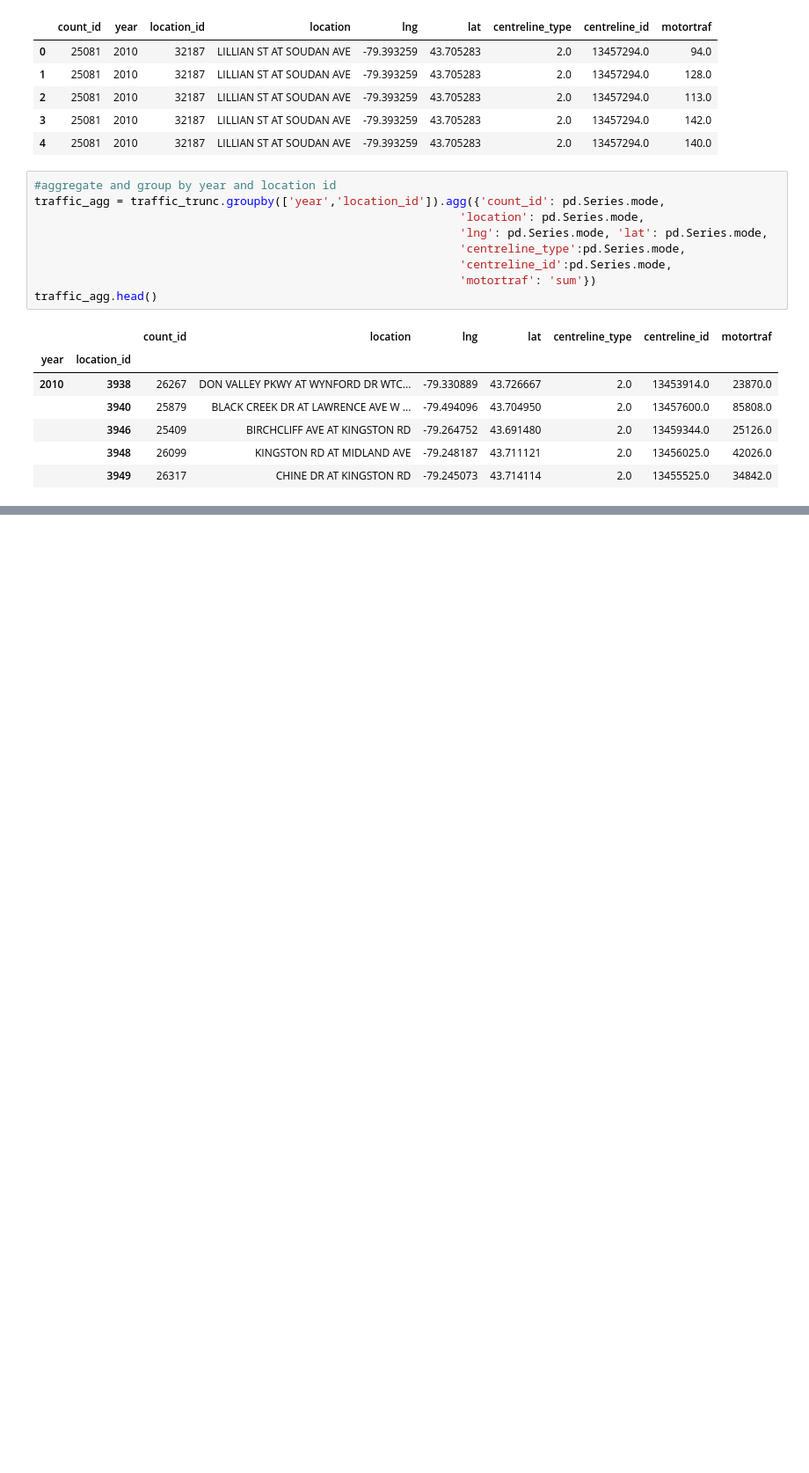
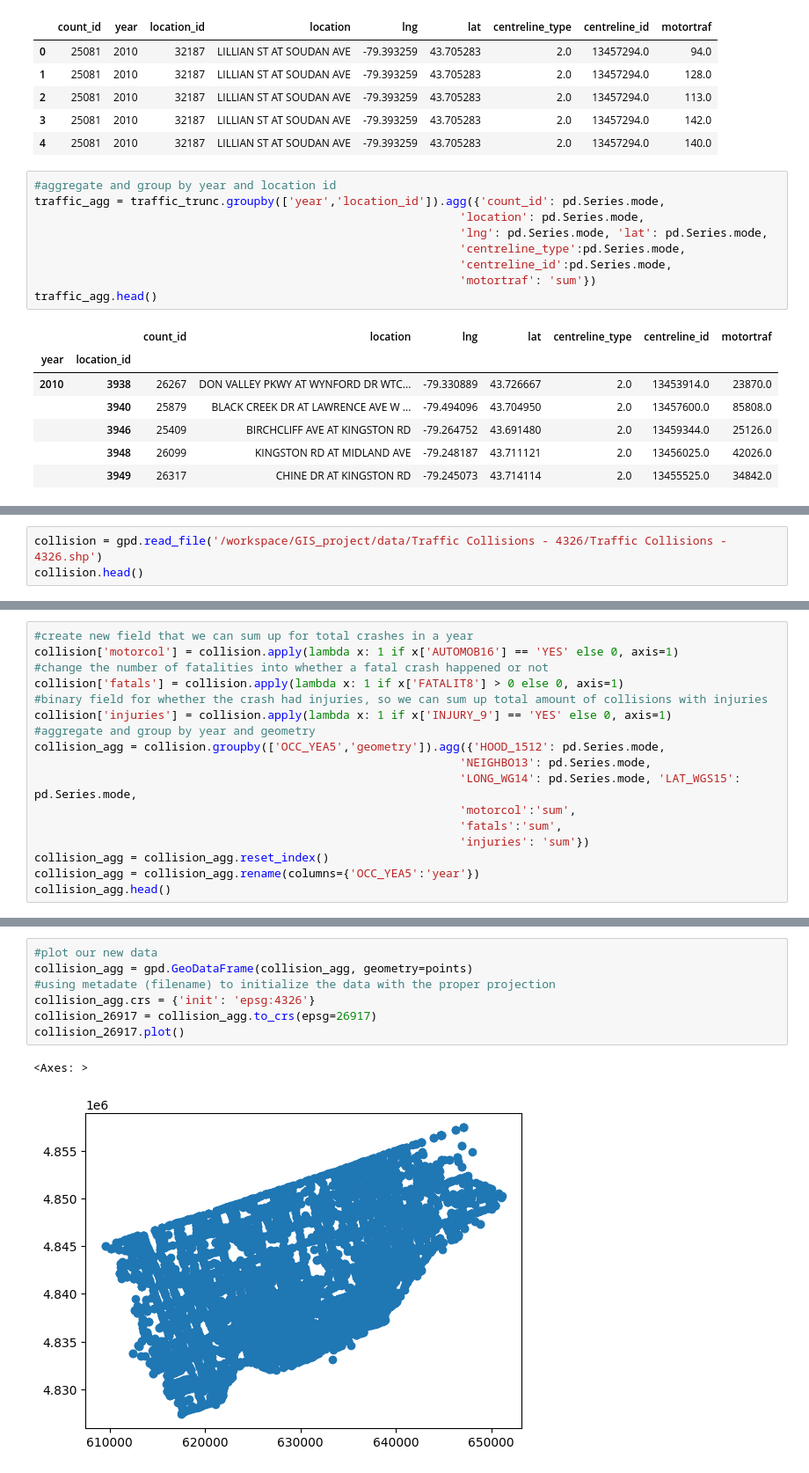
Before and after one commit to naorella/GIS_Showcase, a Jupyter notebook: template.ipynb, the cells around one changed output, grey strips where cells are left out. Shown: that part at 88% size. Cells and saved outputs as stored; diff of their text form; blank space fills up the shorter version.

Commit message:
Update template.ipynb aggregate 2 dataframes

```diff
--- a/template.ipynb
+++ b/template.ipynb
@@ -131,0 +141,3 @@ traffic_agg.head(-5)
+# %%
+collision = gpd.read_file('/workspace/GIS_project/data/Traffic Collisions - 4326/Traffic Collisions - 4326.shp')
+collision.head()
@@ -131,0 +151,17 @@ traffic_agg.head(-5)
+# %%
+#create new field that we can sum up for total crashes in a year
+collision['motorcol'] = collision.apply(lambda x: 1 if x['AUTOMOB16'] == 'YES' else 0, axis=1)
+#change the number of fatalities into whether a fatal crash happened or not
+collision['fatals'] = collision.apply(lambda x: 1 if x['FATALIT8'] > 0 else 0, axis=1)
+#binary field for whether the crash had injuries, so we can sum up total amount of collisions with injuries
+collision['injuries'] = collision.apply(lambda x: 1 if x['INJURY_9'] == 'YES' else 0, axis=1)
+#aggregate and group by year and geometry
+collision_agg = collision.groupby(['OCC_YEA5','geometry']).agg({'HOOD_1512': pd.Series.mode,
+                                                              'NEIGHBO13': pd.Series.mode,
+                                                              'LONG_WG14': pd.Series.mode, 'LAT_WGS15': pd.Series.mode,
+                                                              'motorcol':'sum',
+                                                              'fatals':'sum',
+                                                              'injuries': 'sum'})
+collision_agg = collision_agg.reset_index()
+collision_agg = collision_agg.rename(columns={'OCC_YEA5':'year'})
+collision_agg.head()
@@ -131,0 +175,10 @@ traffic_agg.head(-5)
+# %%
+#plot our new data
+collision_agg = gpd.GeoDataFrame(collision_agg, geometry=points)
+#using metadate (filename) to initialize the data with the proper projection
+collision_agg.crs = {'init': 'epsg:4326'}
+collision_26917 = collision_agg.to_crs(epsg=26917)
+collision_26917.plot()
+# %% [output]
+<Axes: >
+[figure, added]
```
Also changed, not shown: parts of 11 cells of this notebook.
